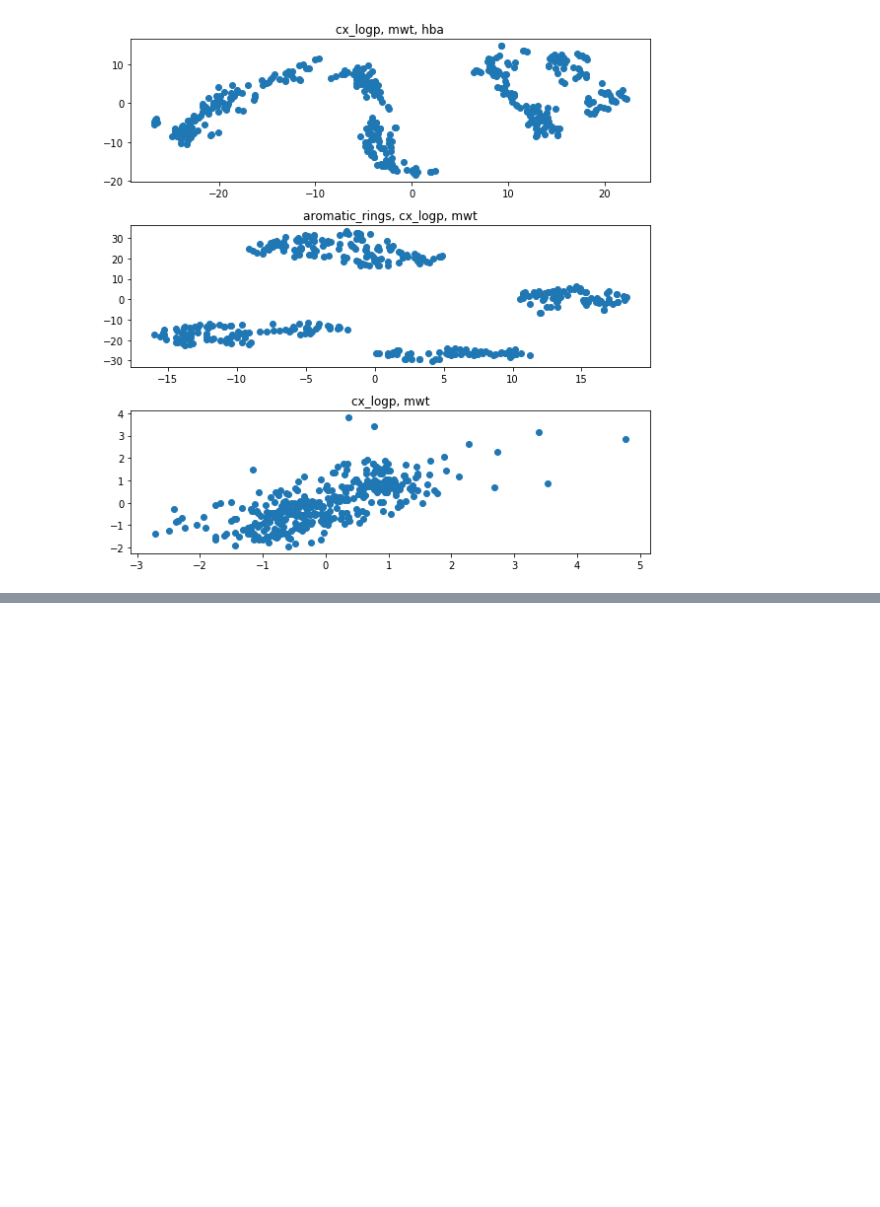
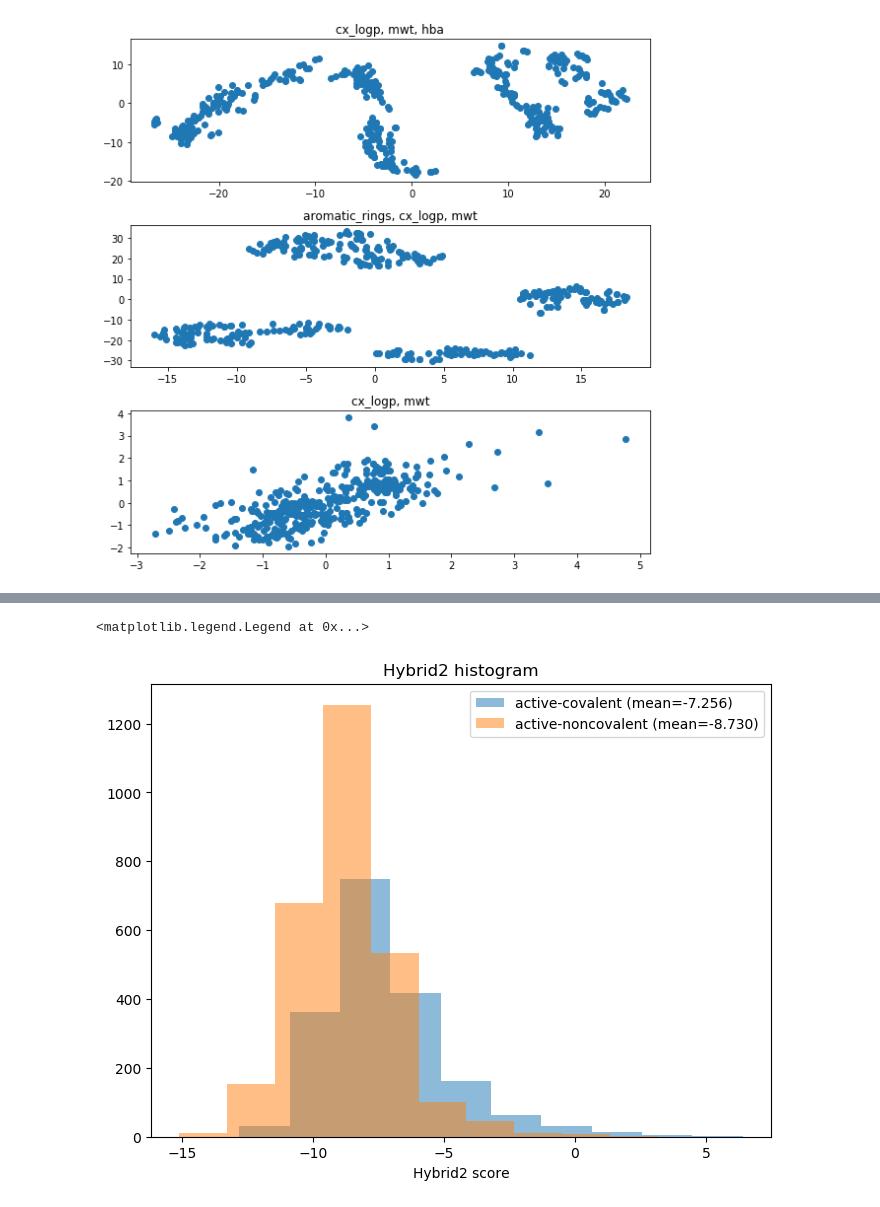
Before and after one commit to ahy3nz/ahy3nz.github.io, a Jupyter notebook: files/notebooks/2020-05-06-study_covid_moonshot.ipynb, the cells around one changed output, grey strips where cells are left out. Saved outputs shown, nothing was run; the diff lists cells and outputs as text; code cells hidden in the pictures; blank space fills up the shorter version.

```diff
--- a/files/notebooks/2020-05-06-study_covid_moonshot.ipynb
+++ b/files/notebooks/2020-05-06-study_covid_moonshot.ipynb
@@ -504,0 +618,17 @@ I found someone had already [downloaded the database](https://github.com/chodera
+# %%
+
+fig, ax = plt.subplots(1,1, figsize=(8,6), dpi=100)
+covalent_mean = moonshot[moonshot['site']=='active-covalent']['Hybrid2'].mean()
+noncovalent_mean = moonshot[moonshot['site']=='active-noncovalent']['Hybrid2'].mean()
+
+ax.hist(moonshot[moonshot['site']=='active-covalent']['Hybrid2'], alpha=0.5,
+        label=f'active-covalent (mean={covalent_mean:.3f})')
+ax.hist(moonshot[moonshot['site']=='active-noncovalent']['Hybrid2'], alpha=0.5,
+        label=f'active-noncovalent (mean={noncovalent_mean:.3f})')
+
+ax.set_title(f"Hybrid2 histogram")
+ax.set_xlabel("Hybrid2 score")
+ax.legend()
+# %% [output]
+<matplotlib.legend.Legend at 0x...>
+[figure, added]
```
Also changed, not shown: parts of 18 cells of this notebook, 5 other files.
